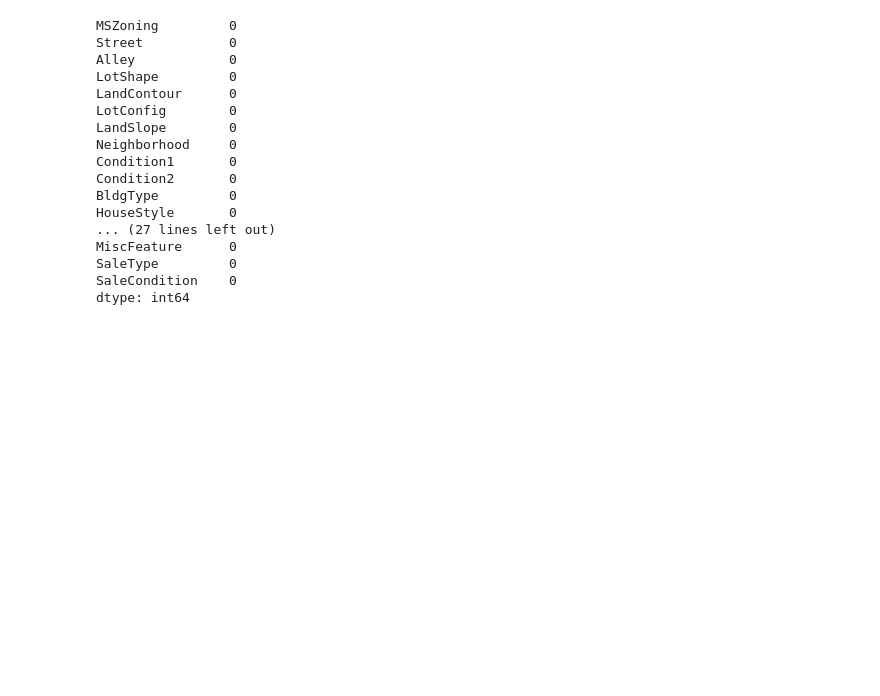
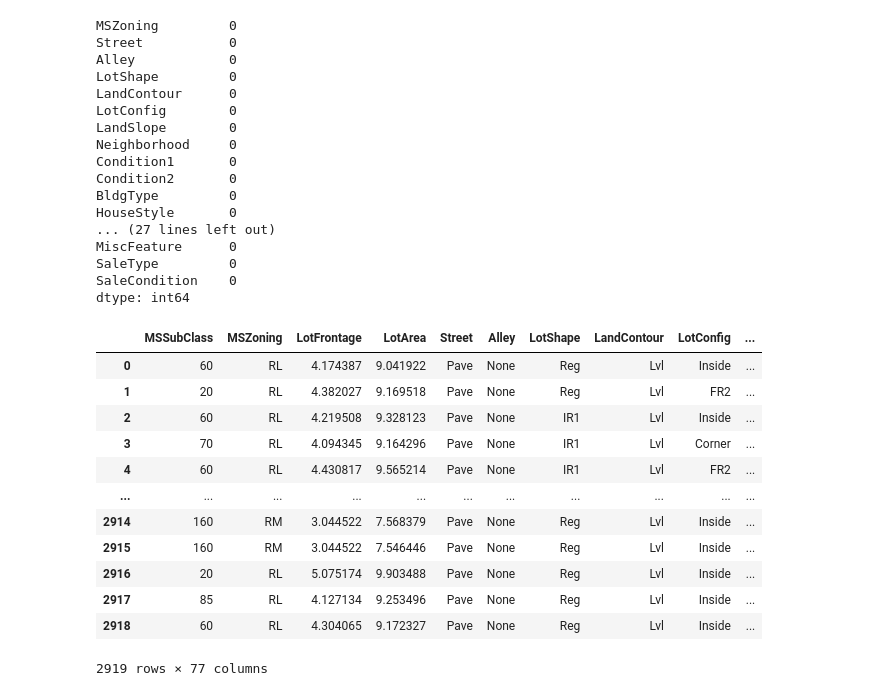
Before and after one commit to OleksiiLatypov/House_Prices, a Jupyter notebook: notebookf933883802.ipynb, the cells around one changed output. Drawn from its saved outputs; the diff is of its cells as text; code cells hidden in the pictures; blank space fills up the shorter version.

```diff
--- a/notebookf933883802.ipynb
+++ b/notebookf933883802.ipynb
@@ -243,5 +332,7 @@ na_garageyrblt_rows[garage_list]
+# %%
+all_data = all_data.drop('GarageYrBlt', axis=1)
 # %%
-for col in ('GarageYrBlt', 'MasVnrArea', 'BsmtFinSF1', 'BsmtFinSF2', 'BsmtUnfSF','TotalBsmtSF', 'BsmtFullBath', 'BsmtHalfBath'):
+for col in ('MasVnrArea', 'BsmtFinSF1', 'BsmtFinSF2', 'BsmtUnfSF','TotalBsmtSF', 'BsmtFullBath', 'BsmtHalfBath'):
     all_data[col] = all_data[col].fillna(0)
 # %%
 all_data['MasVnrType'].value_counts()
@@ -308,3 +397,25 @@ MiscFeature      0
 SaleType         0
 SaleCondition    0
 dtype: int64
+# %%
+numerical_columns = all_data.select_dtypes(include=['number']).columns.tolist()
+for col in numerical_columns:
+    all_data.loc[:, col] = all_data.loc[:, col].fillna(all_data.loc[:, col].mean())
+# %%
+skewness = ['GrLivArea', '1stFlrSF', 'LotArea', 'LotFrontage']
+all_data[skewness] = np.log(all_data[skewness])
+all_data
+# %% [output]
+|  | MSSubClass | MSZoning | LotFrontage | LotArea | Street | Alley | LotShape | LandContour | LotConfig | ... |
+| 0 | 60 | RL | 4.174387 | 9.041922 | Pave | None | Reg | Lvl | Inside | ... |
+| 1 | 20 | RL | 4.382027 | 9.169518 | Pave | None | Reg | Lvl | FR2 | ... |
+| 2 | 60 | RL | 4.219508 | 9.328123 | Pave | None | IR1 | Lvl | Inside | ... |
+| 3 | 70 | RL | 4.094345 | 9.164296 | Pave | None | IR1 | Lvl | Corner | ... |
+| 4 | 60 | RL | 4.430817 | 9.565214 | Pave | None | IR1 | Lvl | FR2 | ... |
+| ... | ... | ... | ... | ... | ... | ... | ... | ... | ... | ... |
+| 2914 | 160 | RM | 3.044522 | 7.568379 | Pave | None | Reg | Lvl | Inside | ... |
+| 2915 | 160 | RM | 3.044522 | 7.546446 | Pave | None | Reg | Lvl | Inside | ... |
+| 2916 | 20 | RL | 5.075174 | 9.903488 | Pave | None | Reg | Lvl | Inside | ... |
+| 2917 | 85 | RL | 4.127134 | 9.253496 | Pave | None | Reg | Lvl | Inside | ... |
+| 2918 | 60 | RL | 4.304065 | 9.172327 | Pave | None | Reg | Lvl | Inside | ... |
+2919 rows × 77 columns
```
Also changed, not shown: parts of 34 cells of this notebook.
